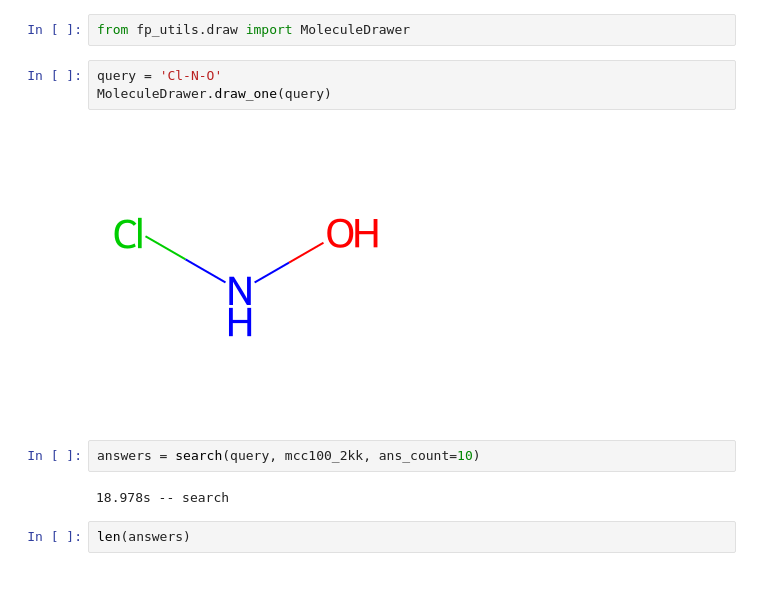
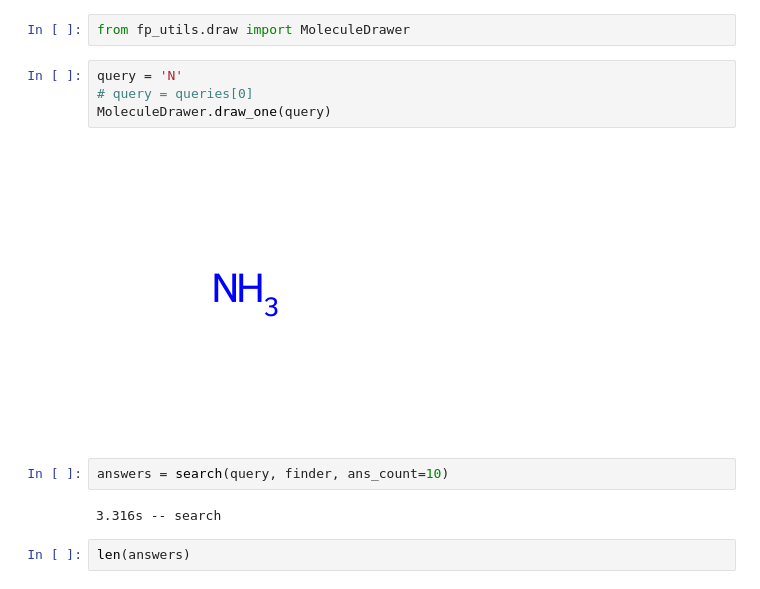
Before and after one commit to quantori/qtr-fingerprint, a Jupyter notebook: notebooks/build_and_run_substructure_finder.ipynb, the cells around one changed output. Cells and saved outputs as stored; diff of their text form.

```diff
--- a/notebooks/build_and_run_substructure_finder.ipynb
+++ b/notebooks/build_and_run_substructure_finder.ipynb
@@ -182,14 +203,15 @@ stat.take([mcc_120c_500k_h250, mcc_120c_500k_h2600]).as_plot()
 # %%
 from fp_utils.draw import MoleculeDrawer
 # %%
-query = 'Cl-N-O'
+query = 'N'
+# query = queries[0]
 MoleculeDrawer.draw_one(query)
 # %% [output]
-[figure, old version]
+[figure, new version]
 # %%
-answers = search(query, mcc100_2kk, ans_count=10)
+answers = search(query, finder, ans_count=10)
 # %% [output]
-18.978s -- search
+3.316s -- search
 # %%
 len(answers)
 # %% [output]
```
Also changed, not shown: parts of 13 cells of this notebook, 9 other files.
